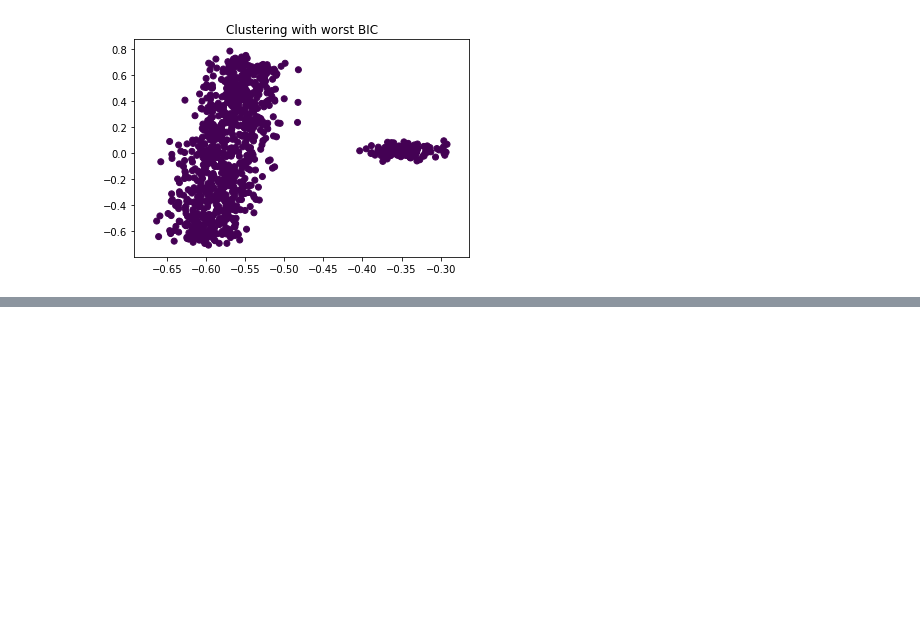
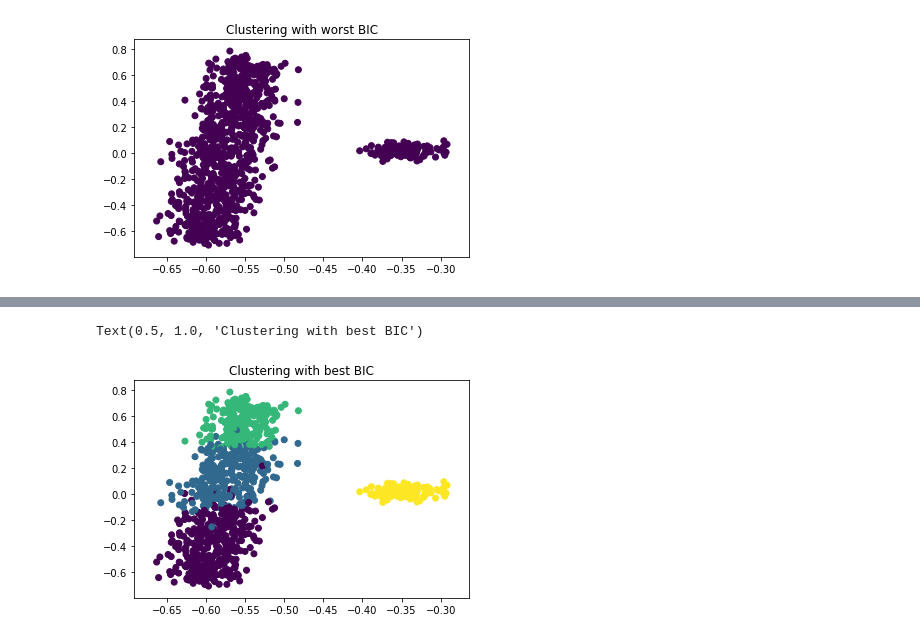
Before and after one commit to neurodata/weighted_graph_models, a Jupyter notebook: cyclops.ipynb, the cells around one changed output, grey strips where cells are left out. Cells and saved outputs as stored; diff of their text form; code cells hidden in the pictures; blank space fills up the shorter version.

```diff
--- a/cyclops.ipynb
+++ b/cyclops.ipynb
@@ -298,0 +277,6 @@ single = monte_carlo_integration(X_hat, func, params, 10**8)
+# %%
+import _pickle as pkl
+combos = pkl.load(open('combos_cyclops.pkl', 'rb'))
+aris = pkl.load(open('aris_cyclops.pkl', 'rb'))
+bic = pkl.load(open('bic_cyclops.pkl', 'rb'))
+likelihoods = pkl.load(open('loglikelihoods_cyclops.pkl', 'rb'))
@@ -298,0 +307,17 @@ single = monte_carlo_integration(X_hat, func, params, 10**8)
+# %%
+combo = combos[np.argmin(bic)]
+temp_quad_labels = np.concatenate(class_idx[combo])
+temp_label = min(combo)
+temp_n = len(temp_quad_labels)
+
+temp_c_hat = c_hat.copy()
+temp_c_hat[temp_quad_labels] = temp_label
+
+params, pcov = optimize.curve_fit(func, X_hat[temp_quad_labels, :2], X_hat[temp_quad_labels, 2])
+
+fig, ax = plt.subplots(1,1)
+ax.scatter(-X_hat[:, 0], X_hat[:, 1], c=temp_c_hat)
+ax.set_title('Clustering with best BIC')
+# %% [output]
+Text(0.5, 1.0, 'Clustering with best BIC')
+[figure, added]
```
Also changed, not shown: parts of 7 cells of this notebook.
